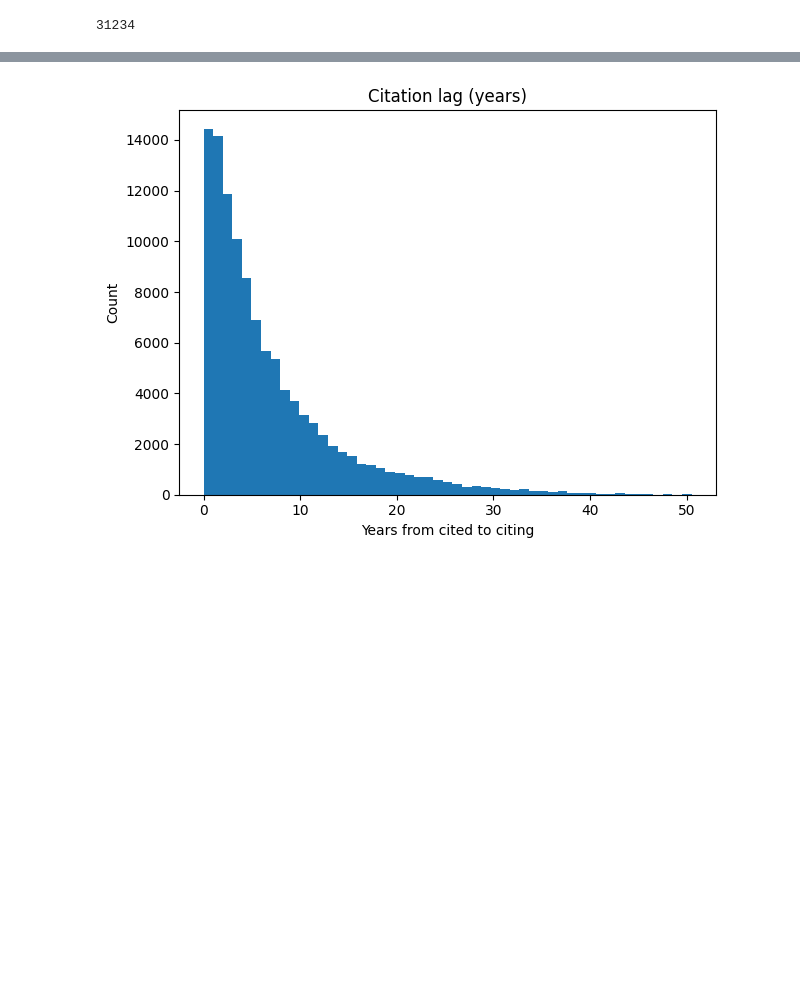
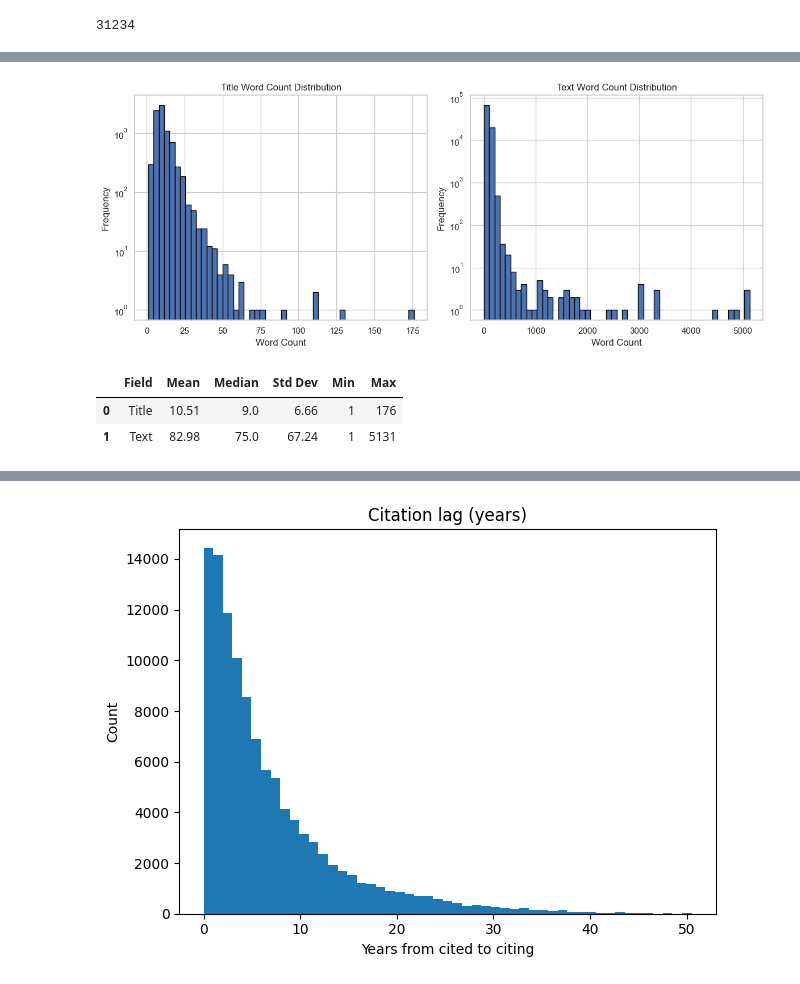
Before and after one commit to christianjensen2903/Master-Thesis, a Jupyter notebook: data_analysis/data_analysis.ipynb, the cells around one changed output, grey strips where cells are left out. Drawn from its saved outputs; the diff is of its cells as text; code cells hidden in the pictures; blank space fills up the shorter version.

```diff
--- a/data_analysis/data_analysis.ipynb
+++ b/data_analysis/data_analysis.ipynb
@@ -91,0 +122,65 @@ display(stats_df.round(2))
+# %%
+import pandas as pd
+import matplotlib.pyplot as plt
+
+# Get unique nodes for titles
+titles = pd.concat([df['TITLE_FROM'], df['TITLE_TO']]).dropna().unique()
+title_word_counts = pd.Series(titles).apply(lambda x: len(str(x).split()))
+
+# Get unique nodes for texts
+texts = pd.concat([df['TEXT_FROM'], df['TEXT_TO']]).dropna().unique()
+text_word_counts = pd.Series(texts).apply(lambda x: len(str(x).split()))
+
+# Plot distributions
+plt.figure(figsize=(12, 5))
+
+plt.subplot(1, 2, 1)
+plt.hist(title_word_counts, bins=50, edgecolor='black')
+plt.yscale("log")
+plt.title('Title Word Count Distribution')
+plt.xlabel('Word Count')
+plt.ylabel('Frequency')
+
+plt.subplot(1, 2, 2)
+plt.hist(text_word_counts, bins=50, edgecolor='black')
+plt.yscale("log")
+plt.title('Text Word Count Distribution')
+plt.xlabel('Word Count')
+plt.ylabel('Frequency')
+
+plt.tight_layout()
+plt.show()
+# %% [output]
+[figure, added]
+# %%
+# Create a table of statistics for title and text lengths
+stats_data = {
+    'Field': ['Title', 'Text'],
+    'Mean': [
+        title_word_counts.mean(),
+        text_word_counts.mean()
+    ],
+    'Median': [
+        title_word_counts.median(),
+        text_word_counts.median()
+    ],
+    'Std Dev': [
+        title_word_counts.std(),
+        text_word_counts.std()
+    ],
+    'Min': [
+        title_word_counts.min(),
+        text_word_counts.min()
+    ],
+    'Max': [
+        title_word_counts.max(),
+        text_word_counts.max()
+    ]
+}
+
+stats_df = pd.DataFrame(stats_data)
+display(stats_df.round(2))
+# %% [output]
+|  | Field | Mean | Median | Std Dev | Min | Max |
+| 0 | Title | 10.51 | 9.0 | 6.66 | 1 | 176 |
+| 1 | Text | 82.98 | 75.0 | 67.24 | 1 | 5131 |
```
Also changed, not shown: parts of 10 cells of this notebook, 1 other file.
